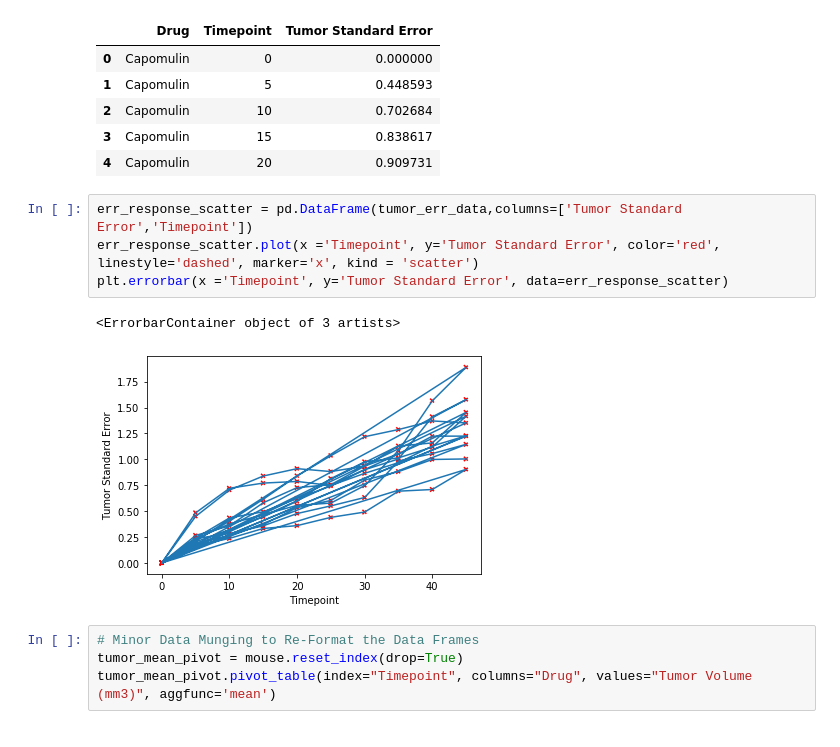
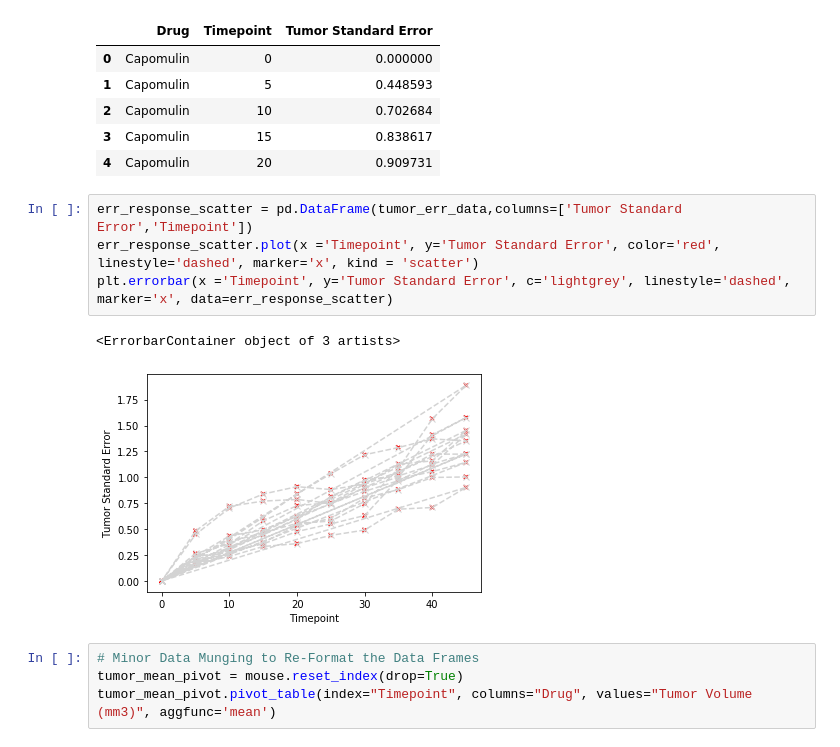
Before and after one commit to meowbray/matplotlib-challenge, a Jupyter notebook: Pymaceuticals/matplotOGer.ipynb, the cells around one changed output. Saved outputs shown, nothing was run; the diff lists cells and outputs as text.

```diff
--- a/Pymaceuticals/matplotOGer.ipynb
+++ b/Pymaceuticals/matplotOGer.ipynb
@@ -89,10 +89,10 @@ tumor_err_data.head()
 # %%
 err_response_scatter = pd.DataFrame(tumor_err_data,columns=['Tumor Standard Error','Timepoint'])
 err_response_scatter.plot(x ='Timepoint', y='Tumor Standard Error', color='red', linestyle='dashed', marker='x', kind = 'scatter')
-plt.errorbar(x ='Timepoint', y='Tumor Standard Error', data=err_response_scatter)
+plt.errorbar(x ='Timepoint', y='Tumor Standard Error', c='lightgrey', linestyle='dashed', marker='x', data=err_response_scatter)
 # %% [output]
 <ErrorbarContainer object of 3 artists>
-[figure, old version]
+[figure, new version]
 # %%
 # Minor Data Munging to Re-Format the Data Frames
 tumor_mean_pivot = mouse.reset_index(drop=True)
```
Also changed, not shown: parts of 12 cells of this notebook.
